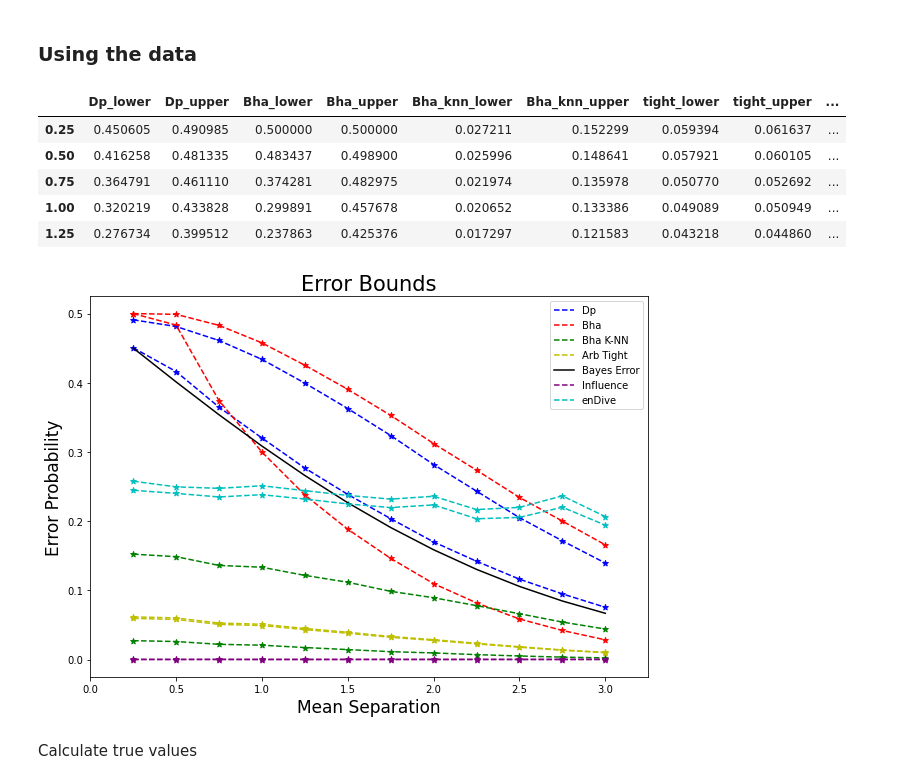
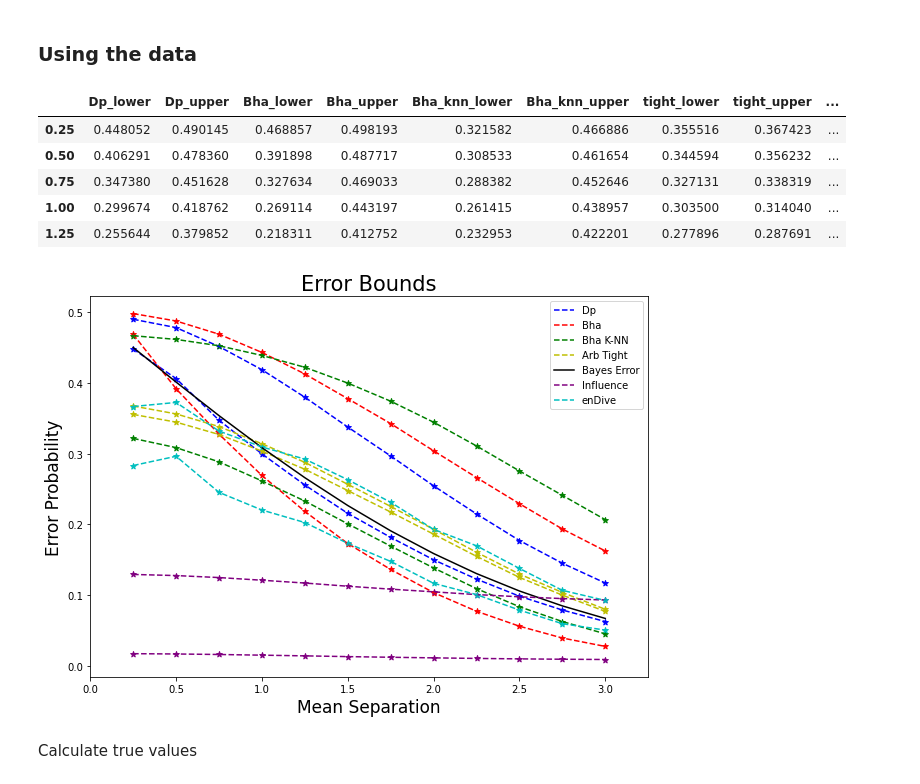
Before and after one commit to rj-may/BER_Bounds_Eval, a Jupyter notebook: normal_plots/mean_sep.ipynb, the cells around one changed output. Saved outputs shown, nothing was run; the diff lists cells and outputs as text; code cells hidden in the pictures.

```diff
--- a/normal_plots/mean_sep.ipynb
+++ b/normal_plots/mean_sep.ipynb
@@ -33,7 +33,7 @@ import time
 # from modules.data_gen import data_gen
 # %%
 ### 3 8 or 15
-d = 15
+d = 8
 
 dim_str = str(d) # TODO change me
 # %%
@@ -79,11 +79,11 @@ df = pd.DataFrame([obj() for obj in bound_obj_lst], index = mean_list)
 df.head()
 # %% [output]
 |  | Dp_lower | Dp_upper | Bha_lower | Bha_upper | Bha_knn_lower | Bha_knn_upper | tight_lower | tight_upper | ... |
-| 0.25 | 0.450605 | 0.490985 | 0.500000 | 0.500000 | 0.027211 | 0.152299 | 0.059394 | 0.061637 | ... |
-| 0.50 | 0.416258 | 0.481335 | 0.483437 | 0.498900 | 0.025996 | 0.148641 | 0.057921 | 0.060105 | ... |
-| 0.75 | 0.364791 | 0.461110 | 0.374281 | 0.482975 | 0.021974 | 0.135978 | 0.050770 | 0.052692 | ... |
-| 1.00 | 0.320219 | 0.433828 | 0.299891 | 0.457678 | 0.020652 | 0.133386 | 0.049089 | 0.050949 | ... |
-| 1.25 | 0.276734 | 0.399512 | 0.237863 | 0.425376 | 0.017297 | 0.121583 | 0.043218 | 0.044860 | ... |
+| 0.25 | 0.448052 | 0.490145 | 0.468857 | 0.498193 | 0.321582 | 0.466886 | 0.355516 | 0.367423 | ... |
+| 0.50 | 0.406291 | 0.478360 | 0.391898 | 0.487717 | 0.308533 | 0.461654 | 0.344594 | 0.356232 | ... |
+| 0.75 | 0.347380 | 0.451628 | 0.327634 | 0.469033 | 0.288382 | 0.452646 | 0.327131 | 0.338319 | ... |
+| 1.00 | 0.299674 | 0.418762 | 0.269114 | 0.443197 | 0.261415 | 0.438957 | 0.303500 | 0.314040 | ... |
+| 1.25 | 0.255644 | 0.379852 | 0.218311 | 0.412752 | 0.232953 | 0.422201 | 0.277896 | 0.287691 | ... |
 # %%
 fig, ax = plt.subplots(nrows=1, ncols=1, figsize=(10, 7))
 
@@ -116,35 +116,35 @@ ax.scatter(df.index, df["tight_upper"], color='y', marker='*')
 ax.plot(mean_list,  exact_BER, 'k', label='Bayes Error')
 
 # Plot Maha
 # ax.plot( df["Maha_upper"], 'y--', label='Maha')
 # ax.scatter(df.index, df["Maha_upper"], color='y', marker='*')
 
 # Plot Lower and Upper G_a
 ax.plot(df["inf_lower"], 'purple', linestyle = '--', label="Influence")
 ax.plot(df["inf_upper"], 'purple', linestyle = '--')
 ax.scatter(df.index, df["inf_lower"], color='purple', marker='*')
 ax.scatter(df.index, df["inf_upper"], color='purple', marker='*')
 
 
 # Plot Lower and Upper enDive
 ax.plot(df["enDive_lower"], 'c', ls = '--', label="enDive")
 ax.plot(df["enDive_upper"], 'c', ls = '--',)
 ax.scatter(df.index, df["enDive_lower"], color='c', marker='*')
 ax.scatter(df.index, df["enDive_upper"], color='c', marker='*')
 
 
 ax.set_xlabel("Mean Separation", fontsize=fs)
 ax.set_ylabel("Error Probability", fontsize=fs)
 ax.set_title("Error Bounds", fontsize=fs + 4)
 ax.legend()
 
 ax.set_xlim([0, 3.25])
 
-file_name = r"normal_plots/images/means_sep" + dim_str + ".png"
+file_name = r"normal_plots/images/mean_sep" + dim_str + ".png"
 plt.savefig(file_name,facecolor=(1,1,1,1),  bbox_inches='tight', dpi= 300)
 plt.show()
 # %% [output]
-[figure, old version]
+[figure, new version]
 # %% [markdown]
 Calculate true values
 # %%
```
Also changed, not shown: parts of 2 cells of this notebook, 6 other files.
